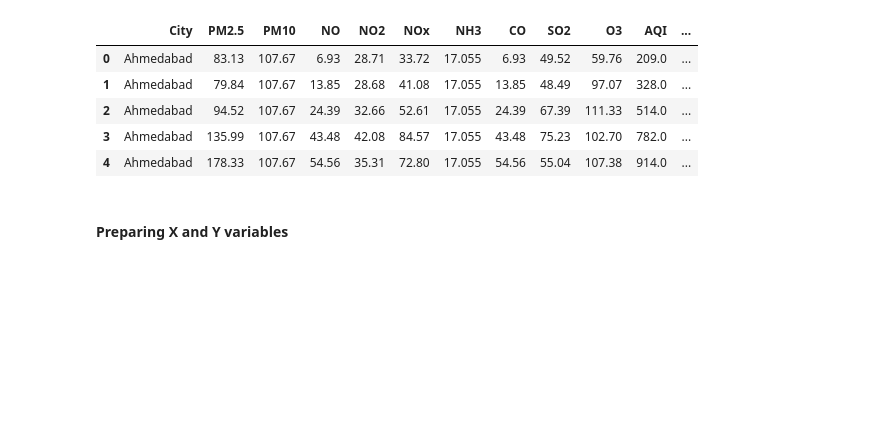
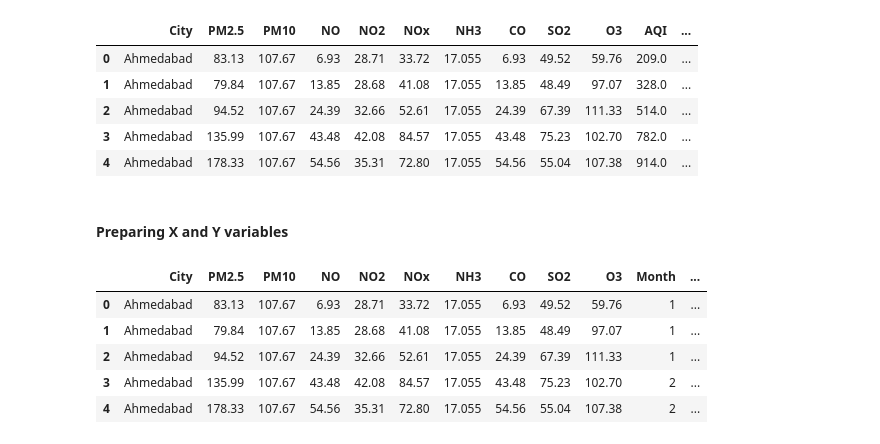
Before and after one commit to Suryajazz544/aqi-forecasting-system, a Jupyter notebook: notebooks/2_ML_Model_Training.ipynb, the cells around one changed output. Cells and saved outputs as stored; diff of their text form; code cells hidden in the pictures; blank space fills up the shorter version.

```diff
--- a/notebooks/2_ML_Model_Training.ipynb
+++ b/notebooks/2_ML_Model_Training.ipynb
@@ -41,3 +40,14 @@ df.head()
 | 4 | Ahmedabad | 178.33 | 107.67 | 54.56 | 35.31 | 72.80 | 17.055 | 54.56 | 55.04 | 107.38 | 914.0 | ... |
 # %% [markdown]
 #### Preparing X and Y variables
+# %%
+X = df.drop(columns=['AQI', 'AQI_Bucket'])
+# %%
+X.head()
+# %% [output]
+|  | City | PM2.5 | PM10 | NO | NO2 | NOx | NH3 | CO | SO2 | O3 | Month | ... |
+| 0 | Ahmedabad | 83.13 | 107.67 | 6.93 | 28.71 | 33.72 | 17.055 | 6.93 | 49.52 | 59.76 | 1 | ... |
+| 1 | Ahmedabad | 79.84 | 107.67 | 13.85 | 28.68 | 41.08 | 17.055 | 13.85 | 48.49 | 97.07 | 1 | ... |
+| 2 | Ahmedabad | 94.52 | 107.67 | 24.39 | 32.66 | 52.61 | 17.055 | 24.39 | 67.39 | 111.33 | 1 | ... |
+| 3 | Ahmedabad | 135.99 | 107.67 | 43.48 | 42.08 | 84.57 | 17.055 | 43.48 | 75.23 | 102.70 | 2 | ... |
+| 4 | Ahmedabad | 178.33 | 107.67 | 54.56 | 35.31 | 72.80 | 17.055 | 54.56 | 55.04 | 107.38 | 2 | ... |
```
Also changed, not shown: parts of 19 cells of this notebook, 4 other files.
